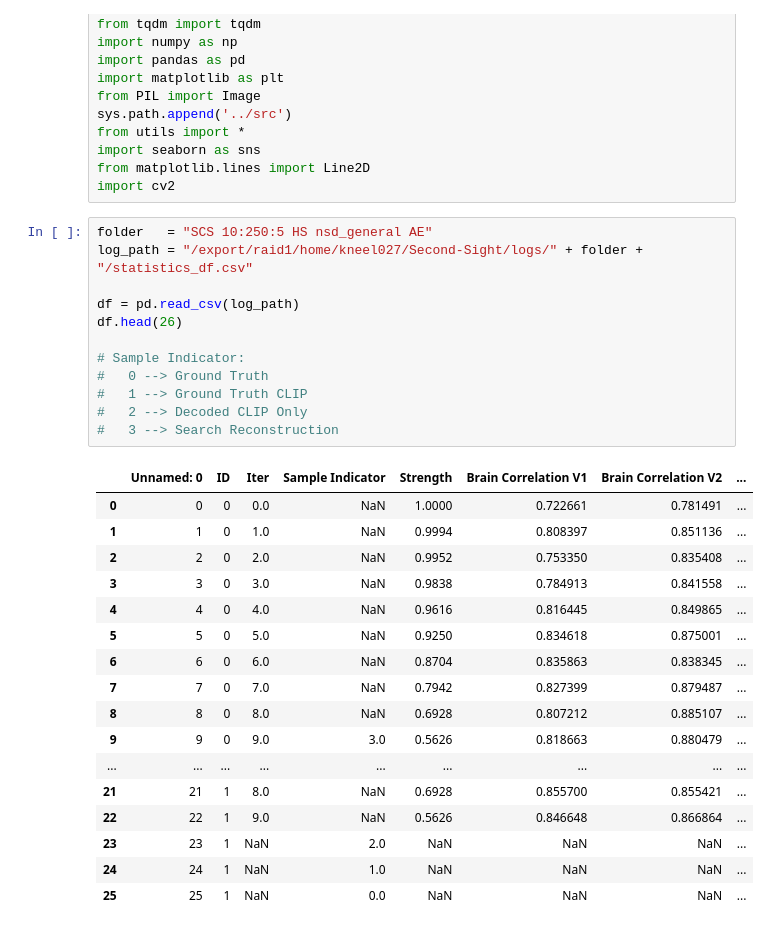
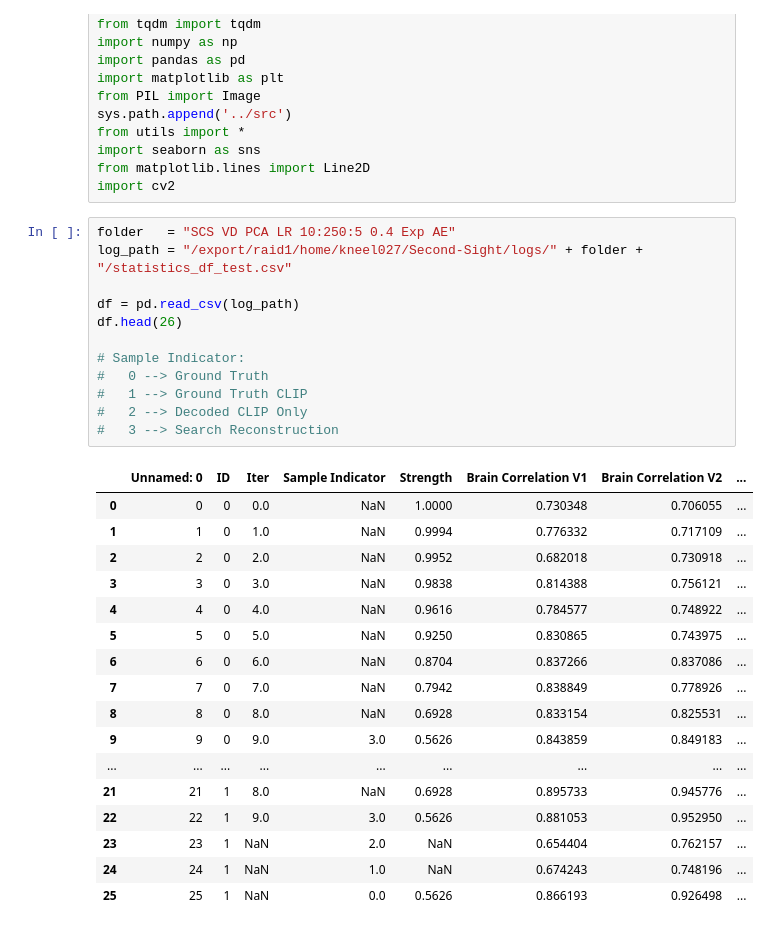
Before and after one commit to reesekneeland/Second-Sight, a Jupyter notebook: scripts/prepare_figures.ipynb, the cells around one changed output. Drawn from its saved outputs; the diff is of its cells as text.

Commit message:
Dataframe object working efficently

```diff
--- a/scripts/prepare_figures.ipynb
+++ b/scripts/prepare_figures.ipynb
@@ -13,35 +13,35 @@ import seaborn as sns
 from matplotlib.lines import Line2D
 import cv2
 # %%
-folder   = "SCS 10:250:5 HS nsd_general AE"
-log_path = "/export/raid1/home/kneel027/Second-Sight/logs/" + folder + "/statistics_df.csv"
+folder   = "SCS VD PCA LR 10:250:5 0.4 Exp AE"
+log_path = "/export/raid1/home/kneel027/Second-Sight/logs/" + folder + "/statistics_df_test.csv"
 
 df = pd.read_csv(log_path)
 df.head(26)
 
 # Sample Indicator:
 #   0 --> Ground Truth
 #   1 --> Ground Truth CLIP
 #   2 --> Decoded CLIP Only
 #   3 --> Search Reconstruction
 # %% [output]
 |  | Unnamed: 0 | ID | Iter | Sample Indicator | Strength | Brain Correlation V1 | Brain Correlation V2 | ... |
-| 0 | 0 | 0 | 0.0 | NaN | 1.0000 | 0.722661 | 0.781491 | ... |
-| 1 | 1 | 0 | 1.0 | NaN | 0.9994 | 0.808397 | 0.851136 | ... |
-| 2 | 2 | 0 | 2.0 | NaN | 0.9952 | 0.753350 | 0.835408 | ... |
-| 3 | 3 | 0 | 3.0 | NaN | 0.9838 | 0.784913 | 0.841558 | ... |
-| 4 | 4 | 0 | 4.0 | NaN | 0.9616 | 0.816445 | 0.849865 | ... |
-| 5 | 5 | 0 | 5.0 | NaN | 0.9250 | 0.834618 | 0.875001 | ... |
-| 6 | 6 | 0 | 6.0 | NaN | 0.8704 | 0.835863 | 0.838345 | ... |
-| 7 | 7 | 0 | 7.0 | NaN | 0.7942 | 0.827399 | 0.879487 | ... |
-| 8 | 8 | 0 | 8.0 | NaN | 0.6928 | 0.807212 | 0.885107 | ... |
-| 9 | 9 | 0 | 9.0 | 3.0 | 0.5626 | 0.818663 | 0.880479 | ... |
+| 0 | 0 | 0 | 0.0 | NaN | 1.0000 | 0.730348 | 0.706055 | ... |
+| 1 | 1 | 0 | 1.0 | NaN | 0.9994 | 0.776332 | 0.717109 | ... |
+| 2 | 2 | 0 | 2.0 | NaN | 0.9952 | 0.682018 | 0.730918 | ... |
+| 3 | 3 | 0 | 3.0 | NaN | 0.9838 | 0.814388 | 0.756121 | ... |
+| 4 | 4 | 0 | 4.0 | NaN | 0.9616 | 0.784577 | 0.748922 | ... |
+| 5 | 5 | 0 | 5.0 | NaN | 0.9250 | 0.830865 | 0.743975 | ... |
+| 6 | 6 | 0 | 6.0 | NaN | 0.8704 | 0.837266 | 0.837086 | ... |
+| 7 | 7 | 0 | 7.0 | NaN | 0.7942 | 0.838849 | 0.778926 | ... |
+| 8 | 8 | 0 | 8.0 | NaN | 0.6928 | 0.833154 | 0.825531 | ... |
+| 9 | 9 | 0 | 9.0 | 3.0 | 0.5626 | 0.843859 | 0.849183 | ... |
 | ... | ... | ... | ... | ... | ... | ... | ... | ... |
-| 21 | 21 | 1 | 8.0 | NaN | 0.6928 | 0.855700 | 0.855421 | ... |
-| 22 | 22 | 1 | 9.0 | NaN | 0.5626 | 0.846648 | 0.866864 | ... |
-| 23 | 23 | 1 | NaN | 2.0 | NaN | NaN | NaN | ... |
-| 24 | 24 | 1 | NaN | 1.0 | NaN | NaN | NaN | ... |
-| 25 | 25 | 1 | NaN | 0.0 | NaN | NaN | NaN | ... |
+| 21 | 21 | 1 | 8.0 | NaN | 0.6928 | 0.895733 | 0.945776 | ... |
+| 22 | 22 | 1 | 9.0 | 3.0 | 0.5626 | 0.881053 | 0.952950 | ... |
+| 23 | 23 | 1 | NaN | 2.0 | NaN | 0.654404 | 0.762157 | ... |
+| 24 | 24 | 1 | NaN | 1.0 | NaN | 0.674243 | 0.748196 | ... |
+| 25 | 25 | 1 | NaN | 0.0 | 0.5626 | 0.866193 | 0.926498 | ... |
 # %%
 # Statistical Analysis
 
```
Also changed, not shown: parts of 3 cells of this notebook, 2 other files.
